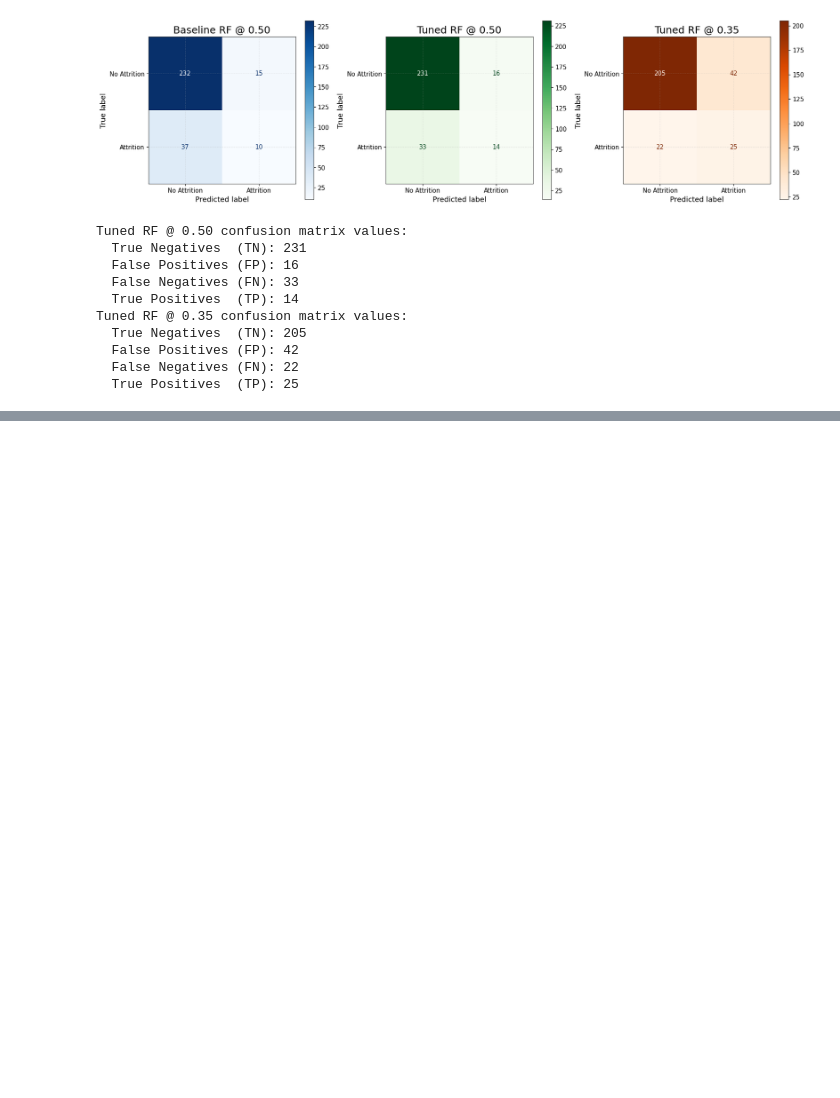
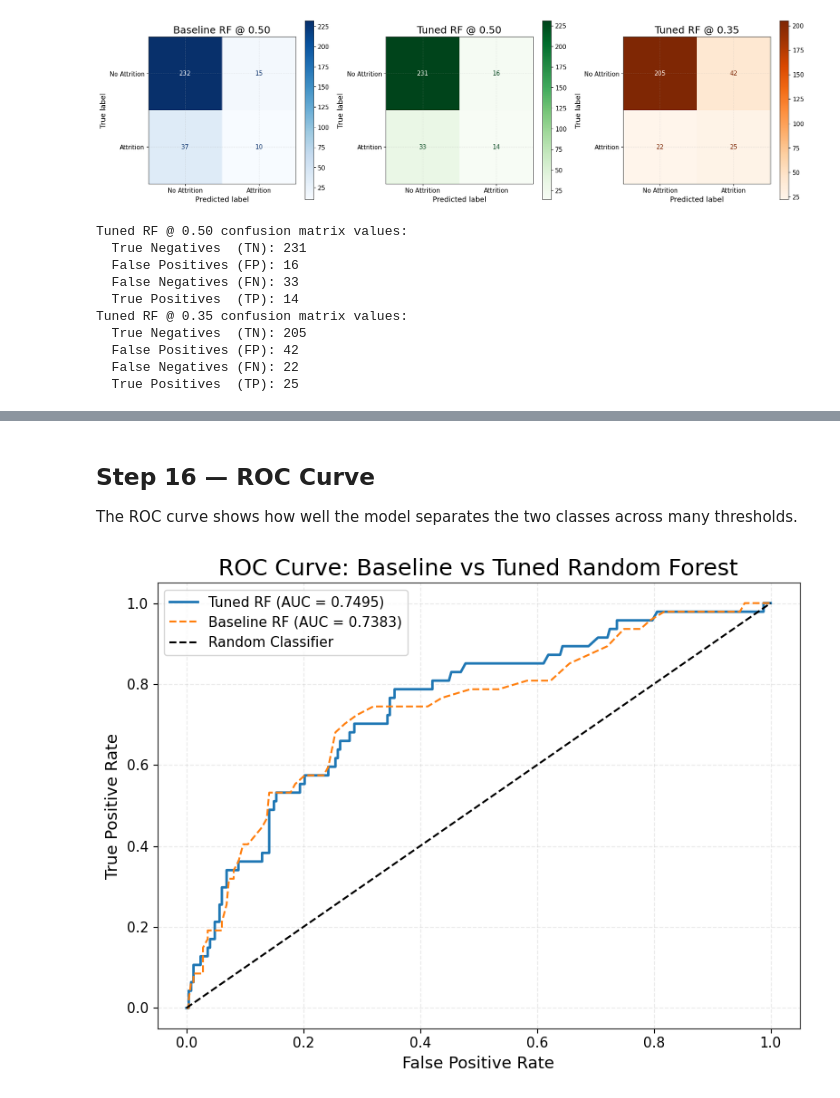
Before and after one commit to SKSpraveen/employee-attrition-prediction, a Jupyter notebook: notebooks/random_forest/random_forest.ipynb, the cells around one changed output, grey strips where cells are left out. Cells and saved outputs as stored; diff of their text form; code cells hidden in the pictures; blank space fills up the shorter version.

```diff
--- a/notebooks/random_forest/random_forest.ipynb
+++ b/notebooks/random_forest/random_forest.ipynb
@@ -687,0 +725,25 @@ Tuned RF @ 0.35 confusion matrix values:
+# %% [markdown]
+## Step 16 — ROC Curve
+
+The ROC curve shows how well the model separates the two classes across many thresholds.
+# %%
+# Compute ROC values for tuned and baseline models
+fpr, tpr, _ = roc_curve(y_test, y_prob)
+roc_auc = roc_auc_score(y_test, y_prob)
+
+fpr_b, tpr_b, _ = roc_curve(y_test, baseline_prob)
+roc_auc_b = roc_auc_score(y_test, baseline_prob)
+
+plt.figure(figsize=(8, 6))
+plt.plot(fpr, tpr, label=f'Tuned RF (AUC = {roc_auc:.4f})', linewidth=2)
+plt.plot(fpr_b, tpr_b, label=f'Baseline RF (AUC = {roc_auc_b:.4f})', linestyle='--')
+plt.plot([0, 1], [0, 1], 'k--', label='Random Classifier')
+plt.xlabel('False Positive Rate')
+plt.ylabel('True Positive Rate')
+plt.title('ROC Curve: Baseline vs Tuned Random Forest')
+plt.legend()
+plt.tight_layout()
+plt.savefig(os.path.join(PLOTS_DIR, 'rf_roc_curve.png'), dpi=300, bbox_inches='tight')
+plt.show()
+# %% [output]
+[figure, added]
```
Also changed, not shown: parts of 4 cells of this notebook, 3 other files.
